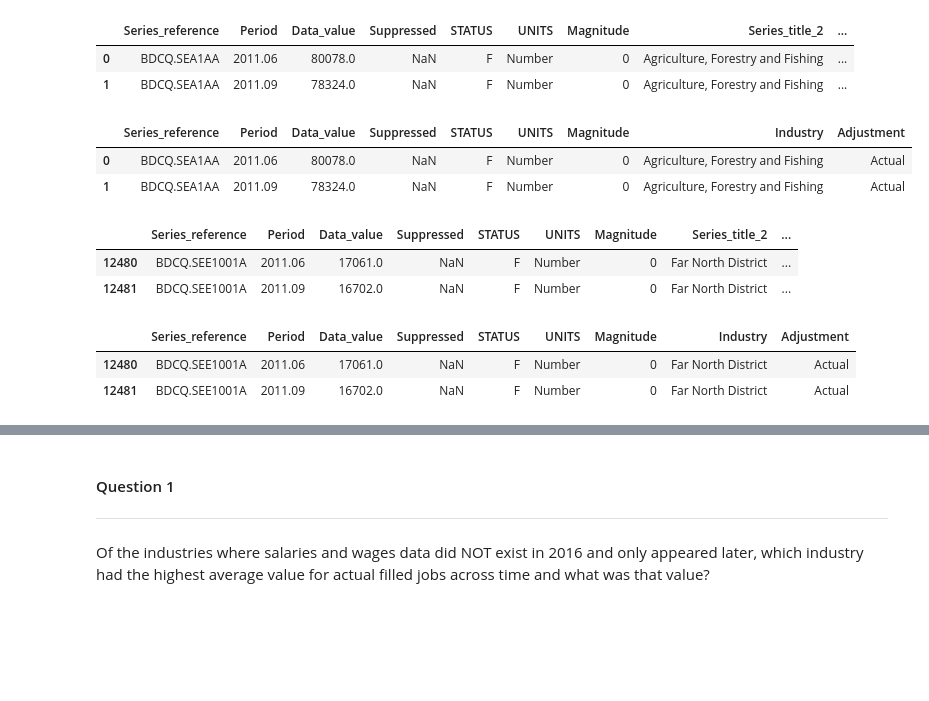
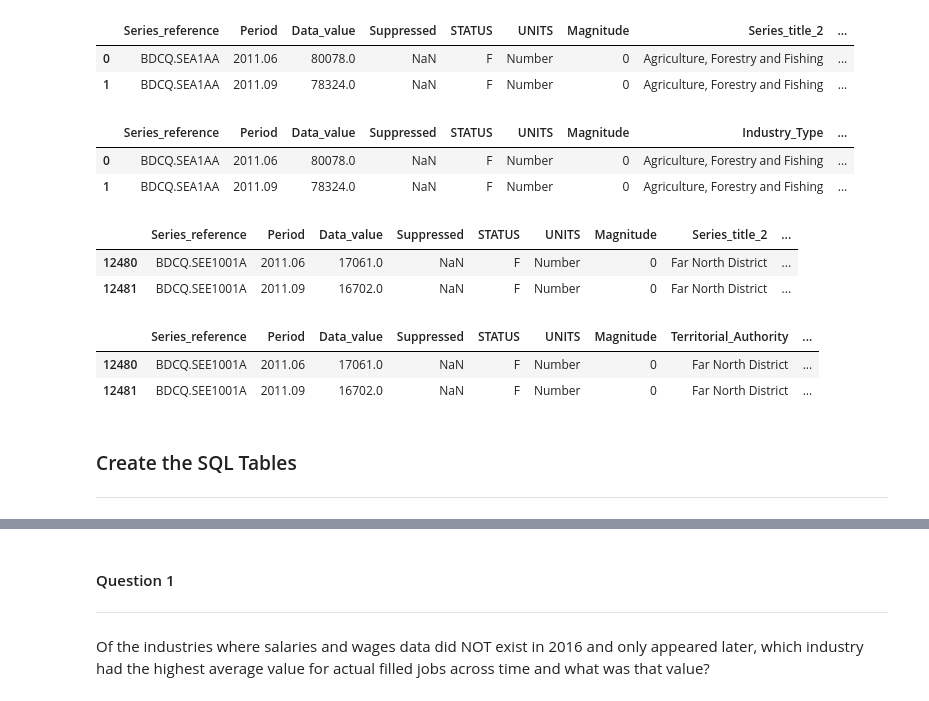
Before and after one commit to marcusbuckland/mle, a Jupyter notebook: notebook.ipynb, the cells around one changed output, grey strips where cells are left out. Saved outputs shown, nothing was run; the diff lists cells and outputs as text; code cells hidden in the pictures; blank space fills up the shorter version.

```diff
--- a/notebook.ipynb
+++ b/notebook.ipynb
@@ -339,12 +339,12 @@ array(['Filled jobs'], dtype=object)
 | 1 | BDCQ.SEA1AA | 2011.09 | 78324.0 | NaN | F | Number | 0 | Agriculture, Forestry and Fishing | ... |
 # %%
 # Finally- let's rename Series_title 2 to something more meaningful
-filled_jobs_by_industry_df.rename({'Series_title_2':'Industry'}, axis=1, inplace=True)
+filled_jobs_by_industry_df.rename({'Series_title_2':'Industry_Type'}, axis=1, inplace=True)
 filled_jobs_by_industry_df.head(2)
 # %% [output]
-|  | Series_reference | Period | Data_value | Suppressed | STATUS | UNITS | Magnitude | Industry | Adjustment |
-| 0 | BDCQ.SEA1AA | 2011.06 | 80078.0 | NaN | F | Number | 0 | Agriculture, Forestry and Fishing | Actual |
-| 1 | BDCQ.SEA1AA | 2011.09 | 78324.0 | NaN | F | Number | 0 | Agriculture, Forestry and Fishing | Actual |
+|  | Series_reference | Period | Data_value | Suppressed | STATUS | UNITS | Magnitude | Industry_Type | ... |
+| 0 | BDCQ.SEA1AA | 2011.06 | 80078.0 | NaN | F | Number | 0 | Agriculture, Forestry and Fishing | ... |
+| 1 | BDCQ.SEA1AA | 2011.09 | 78324.0 | NaN | F | Number | 0 | Agriculture, Forestry and Fishing | ... |
 # %%
 # Tidying filled_jobs_by_industry_df
 # We can remove the Group column and the Series_title_1 column from this dataframe
@@ -356,9 +356,13 @@ filled_jobs_by_territorial_authority_df.head(2)
 | 12481 | BDCQ.SEE1001A | 2011.09 | 16702.0 | NaN | F | Number | 0 | Far North District | ... |
 # %%
 # Finally- let's rename Series_title 2 to something more meaningful
-filled_jobs_by_territorial_authority_df.rename({'Series_title_2':'Industry'}, axis=1, inplace=True)
+filled_jobs_by_territorial_authority_df.rename({'Series_title_2':'Territorial_Authority'}, axis=1, inplace=True)
 filled_jobs_by_territorial_authority_df.head(2)
 # %% [output]
-|  | Series_reference | Period | Data_value | Suppressed | STATUS | UNITS | Magnitude | Industry | Adjustment |
-| 12480 | BDCQ.SEE1001A | 2011.06 | 17061.0 | NaN | F | Number | 0 | Far North District | Actual |
-| 12481 | BDCQ.SEE1001A | 2011.09 | 16702.0 | NaN | F | Number | 0 | Far North District | Actual |
+|  | Series_reference | Period | Data_value | Suppressed | STATUS | UNITS | Magnitude | Territorial_Authority | ... |
+| 12480 | BDCQ.SEE1001A | 2011.06 | 17061.0 | NaN | F | Number | 0 | Far North District | ... |
+| 12481 | BDCQ.SEE1001A | 2011.09 | 16702.0 | NaN | F | Number | 0 | Far North District | ... |
+# %% [markdown]
+### Create the SQL Tables
+
+___
```
Also changed, not shown: parts of 4 cells of this notebook.
